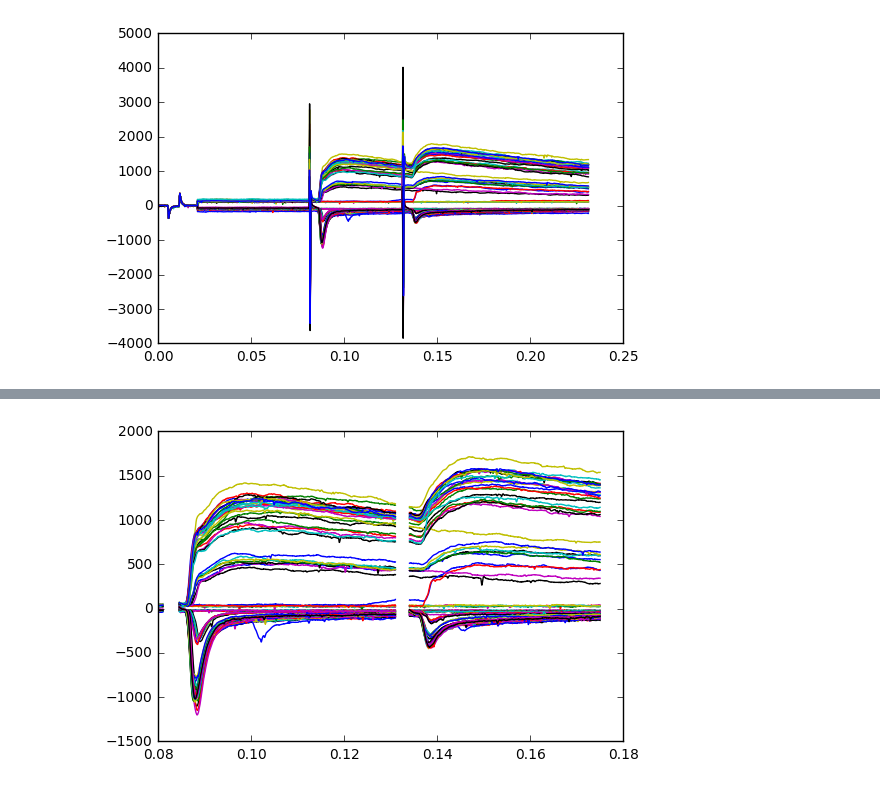
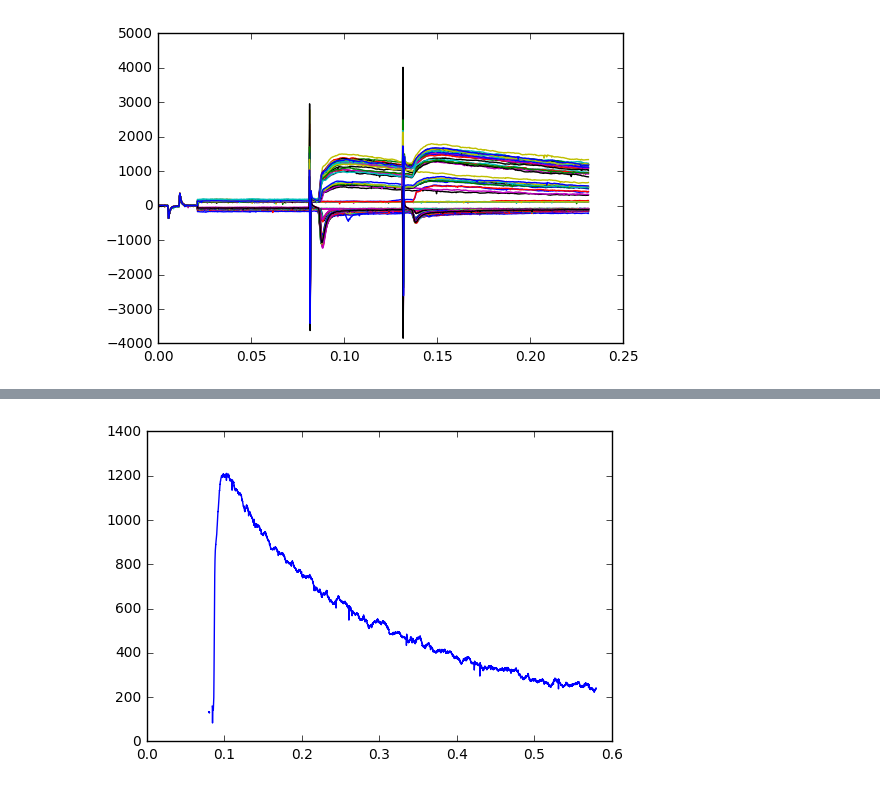
Before and after one commit to yuwie10/ephysAnalysis, a Jupyter notebook: ephysAnalysis.ipynb, the cells around one changed output, grey strips where cells are left out. Saved outputs shown, nothing was run; the diff lists cells and outputs as text; code cells hidden in the pictures.

Commit message:
updating graphs, calculating parameters

```diff
--- a/ephysAnalysis.ipynb
+++ b/ephysAnalysis.ipynb
@@ -114,5 +233,6 @@ plt.show()
 # %%
-plt.plot(bothStim)
+tauTrace = findTauTrace(igor)
+plt.plot(tauTrace)
 plt.show()
 # %% [output]
-[figure, old version]
+[figure, new version]
```
Also changed, not shown: parts of 23 cells of this notebook, 1 other file.
